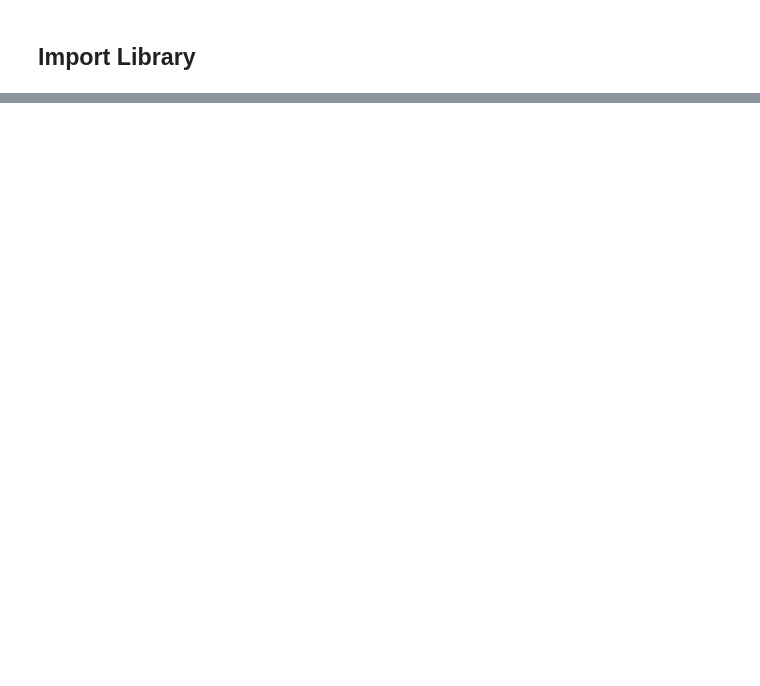
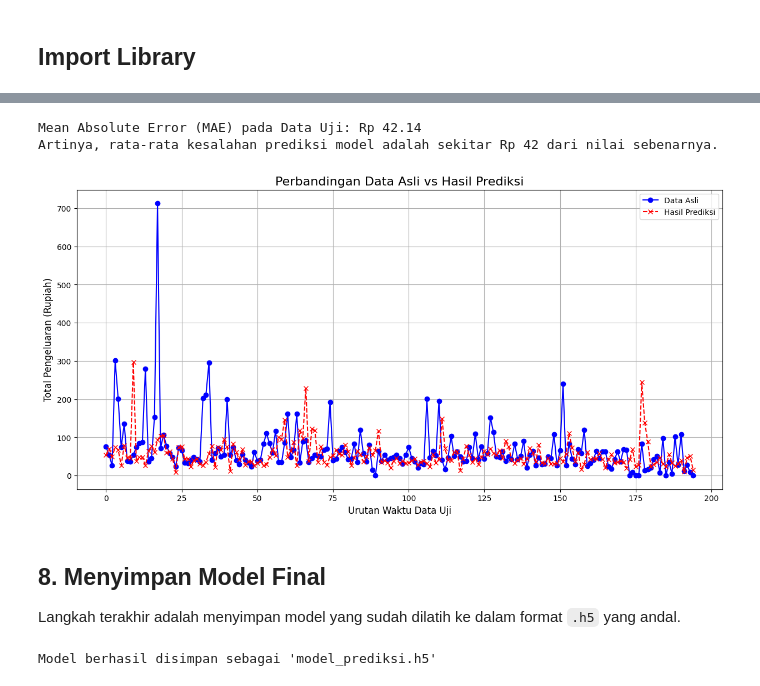
Before and after one commit to bangaji313/SmartSaku_CapstoneProject_CC25-CF042, a Jupyter notebook: MachineLearning-Yulia/training_prediksi.ipynb, the cells around one changed output, grey strips where cells are left out. Cells and saved outputs as stored; diff of their text form; code cells hidden in the pictures; blank space fills up the shorter version.

Commit message:
solve error training and load model

```diff
--- a/MachineLearning-Yulia/training_prediksi.ipynb
+++ b/MachineLearning-Yulia/training_prediksi.ipynb
@@ -245,0 +157,9 @@ Kita telah berhasil membangun alur kerja lengkap untuk model prediksi pengeluara
+# %%
+history = model.fit(
+    X_train,
+    y_train,
+    epochs=100,
+    validation_data=(X_test, y_test),
+    verbose=2,
+    batch_size=16
+)
@@ -245,0 +188,39 @@ Kita telah berhasil membangun alur kerja lengkap untuk model prediksi pengeluara
+# %%
+# Lakukan prediksi pada data uji (hasilnya masih dalam skala 0-1)
+predictions_scaled = model.predict(X_test)
+
+# Kembalikan prediksi ke skala Rupiah asli
+predictions = scaler.inverse_transform(predictions_scaled)
+
+# Kembalikan data uji y ke skala Rupiah asli untuk perbandingan
+y_test_real = scaler.inverse_transform(y_test)
+
+# Hitung MAE (Mean Absolute Error) dalam skala Rupiah
+mae = tf.keras.losses.mean_absolute_error(y_test_real.flatten(), predictions.flatten()).numpy()
+
+print(f"\nMean Absolute Error (MAE) pada Data Uji: Rp {mae:,.2f}")
+print(f"Artinya, rata-rata kesalahan prediksi model adalah sekitar Rp {mae:,.0f} dari nilai sebenarnya.")
+
+# Visualisasi Hasil
+plt.figure(figsize=(15, 7))
+plt.plot(y_test_real, label='Data Asli', color='blue', marker='o')
+plt.plot(predictions, label='Hasil Prediksi', color='red', linestyle='--', marker='x')
+plt.title('Perbandingan Data Asli vs Hasil Prediksi', fontsize=16)
+plt.xlabel('Urutan Waktu Data Uji', fontsize=12)
+plt.ylabel('Total Pengeluaran (Rupiah)', fontsize=12)
+plt.legend()
+plt.grid(True)
+plt.show()
+# %% [output]
+Mean Absolute Error (MAE) pada Data Uji: Rp 42.14
+Artinya, rata-rata kesalahan prediksi model adalah sekitar Rp 42 dari nilai sebenarnya.
+[figure, added]
+# %% [markdown]
+## 8. Menyimpan Model Final
+
+Langkah terakhir adalah menyimpan model yang sudah dilatih ke dalam format `.h5` yang andal.
+# %%
+model.save('model_prediksi.h5')
+print("\nModel berhasil disimpan sebagai 'model_prediksi.h5'")
+# %% [output]
+Model berhasil disimpan sebagai 'model_prediksi.h5'
```
Also changed, not shown: parts of 33 cells of this notebook, 3 other files.
